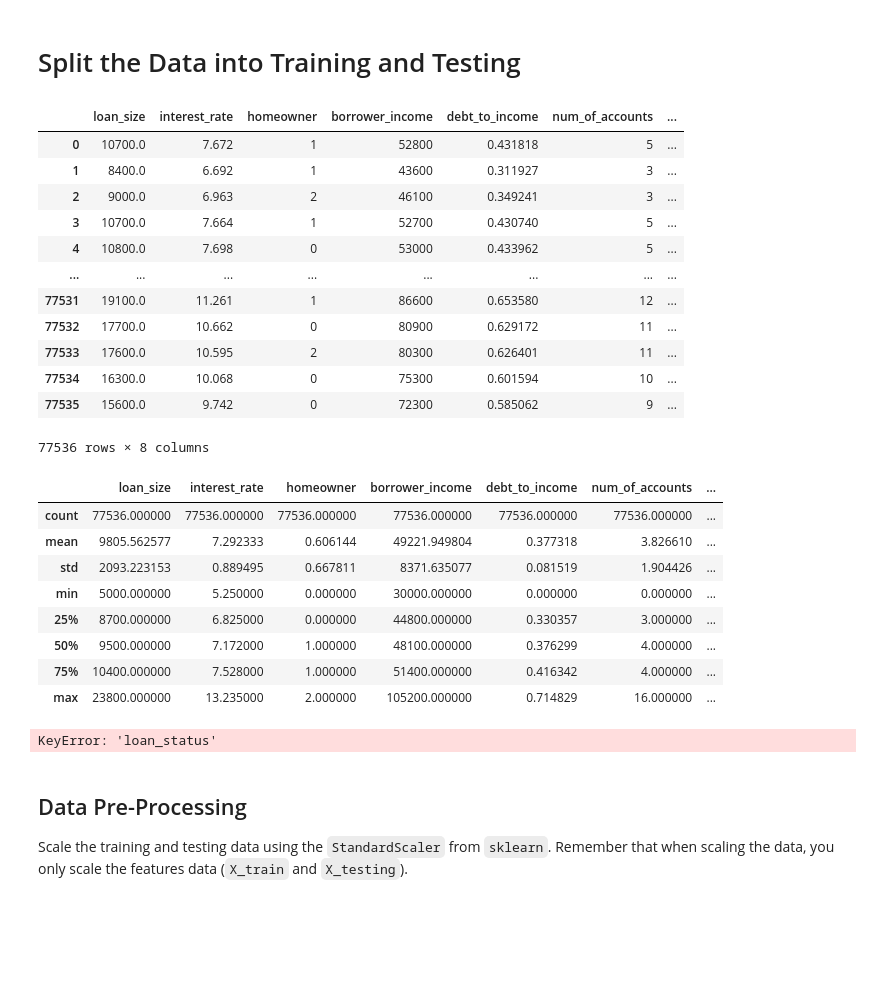
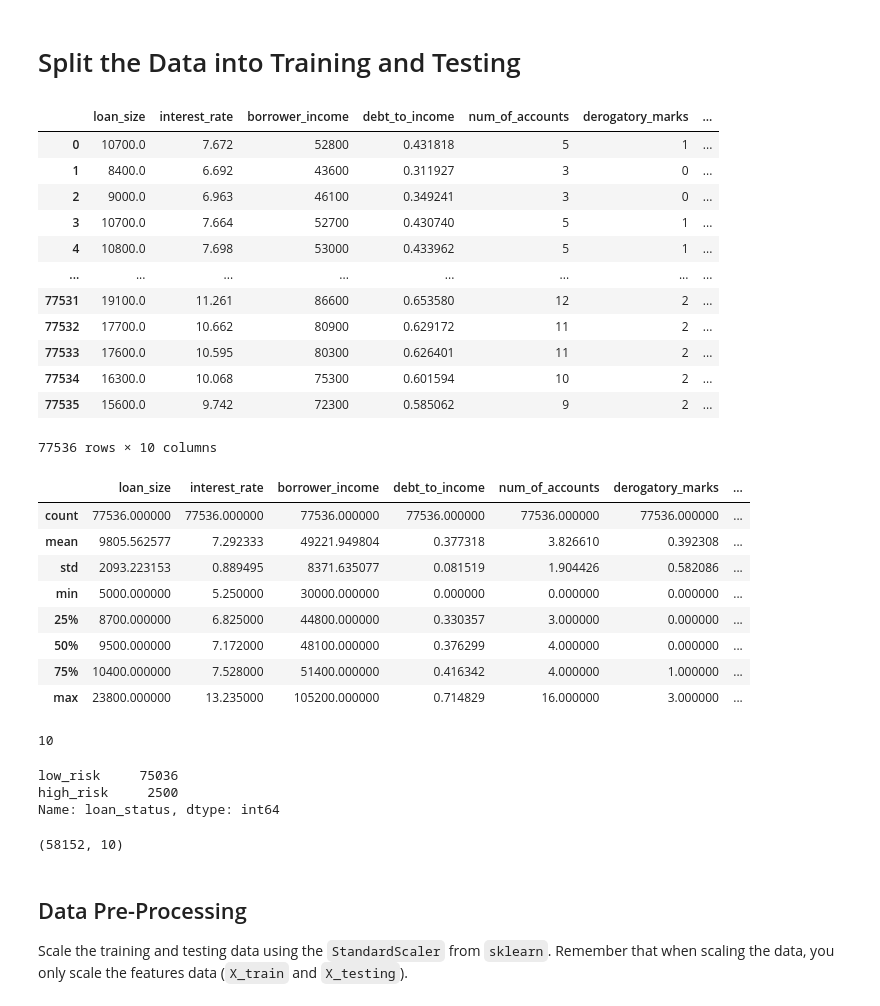
Before and after one commit to globalproweb/Risky-Business, a Jupyter notebook: Starter_Code/credit_risk_resampling.ipynb, the cells around one changed output. Drawn from its saved outputs; the diff is of its cells as text; code cells hidden in the pictures; blank space fills up the shorter version.

```diff
--- a/Starter_Code/credit_risk_resampling.ipynb
+++ b/Starter_Code/credit_risk_resampling.ipynb
@@ -44,37 +46,44 @@ df.head()
 # %%
 # Create our features
 X = df.drop(columns="loan_status")
+X = pd.get_dummies(X)
 # Create our target
 y=df["loan_status"]
 X
 # %% [output]
-|  | loan_size | interest_rate | homeowner | borrower_income | debt_to_income | num_of_accounts | ... |
-| 0 | 10700.0 | 7.672 | 1 | 52800 | 0.431818 | 5 | ... |
-| 1 | 8400.0 | 6.692 | 1 | 43600 | 0.311927 | 3 | ... |
-| 2 | 9000.0 | 6.963 | 2 | 46100 | 0.349241 | 3 | ... |
-| 3 | 10700.0 | 7.664 | 1 | 52700 | 0.430740 | 5 | ... |
-| 4 | 10800.0 | 7.698 | 0 | 53000 | 0.433962 | 5 | ... |
+|  | loan_size | interest_rate | borrower_income | debt_to_income | num_of_accounts | derogatory_marks | ... |
+| 0 | 10700.0 | 7.672 | 52800 | 0.431818 | 5 | 1 | ... |
+| 1 | 8400.0 | 6.692 | 43600 | 0.311927 | 3 | 0 | ... |
+| 2 | 9000.0 | 6.963 | 46100 | 0.349241 | 3 | 0 | ... |
+| 3 | 10700.0 | 7.664 | 52700 | 0.430740 | 5 | 1 | ... |
+| 4 | 10800.0 | 7.698 | 53000 | 0.433962 | 5 | 1 | ... |
 | ... | ... | ... | ... | ... | ... | ... | ... |
-| 77531 | 19100.0 | 11.261 | 1 | 86600 | 0.653580 | 12 | ... |
-| 77532 | 17700.0 | 10.662 | 0 | 80900 | 0.629172 | 11 | ... |
-| 77533 | 17600.0 | 10.595 | 2 | 80300 | 0.626401 | 11 | ... |
-| 77534 | 16300.0 | 10.068 | 0 | 75300 | 0.601594 | 10 | ... |
-| 77535 | 15600.0 | 9.742 | 0 | 72300 | 0.585062 | 9 | ... |
+| 77531 | 19100.0 | 11.261 | 86600 | 0.653580 | 12 | 2 | ... |
+| 77532 | 17700.0 | 10.662 | 80900 | 0.629172 | 11 | 2 | ... |
+| 77533 | 17600.0 | 10.595 | 80300 | 0.626401 | 11 | 2 | ... |
+| 77534 | 16300.0 | 10.068 | 75300 | 0.601594 | 10 | 2 | ... |
+| 77535 | 15600.0 | 9.742 | 72300 | 0.585062 | 9 | 2 | ... |
-77536 rows × 8 columns
+77536 rows × 10 columns
 # %%
 X.describe()
 # %% [output]
-|  | loan_size | interest_rate | homeowner | borrower_income | debt_to_income | num_of_accounts | ... |
+|  | loan_size | interest_rate | borrower_income | debt_to_income | num_of_accounts | derogatory_marks | ... |
 | count | 77536.000000 | 77536.000000 | 77536.000000 | 77536.000000 | 77536.000000 | 77536.000000 | ... |
-| mean | 9805.562577 | 7.292333 | 0.606144 | 49221.949804 | 0.377318 | 3.826610 | ... |
-| std | 2093.223153 | 0.889495 | 0.667811 | 8371.635077 | 0.081519 | 1.904426 | ... |
-| min | 5000.000000 | 5.250000 | 0.000000 | 30000.000000 | 0.000000 | 0.000000 | ... |
-| 25% | 8700.000000 | 6.825000 | 0.000000 | 44800.000000 | 0.330357 | 3.000000 | ... |
-| 50% | 9500.000000 | 7.172000 | 1.000000 | 48100.000000 | 0.376299 | 4.000000 | ... |
-| 75% | 10400.000000 | 7.528000 | 1.000000 | 51400.000000 | 0.416342 | 4.000000 | ... |
-| max | 23800.000000 | 13.235000 | 2.000000 | 105200.000000 | 0.714829 | 16.000000 | ... |
+| mean | 9805.562577 | 7.292333 | 49221.949804 | 0.377318 | 3.826610 | 0.392308 | ... |
+| std | 2093.223153 | 0.889495 | 8371.635077 | 0.081519 | 1.904426 | 0.582086 | ... |
+| min | 5000.000000 | 5.250000 | 30000.000000 | 0.000000 | 0.000000 | 0.000000 | ... |
+| 25% | 8700.000000 | 6.825000 | 44800.000000 | 0.330357 | 3.000000 | 0.000000 | ... |
+| 50% | 9500.000000 | 7.172000 | 48100.000000 | 0.376299 | 4.000000 | 0.000000 | ... |
+| 75% | 10400.000000 | 7.528000 | 51400.000000 | 0.416342 | 4.000000 | 1.000000 | ... |
+| max | 23800.000000 | 13.235000 | 105200.000000 | 0.714829 | 16.000000 | 3.000000 | ... |
+# %%
+len(X.columns)
+# %% [output]
+10
 # %%
 # Check the balance of our target values
-y['loan_status'].value_counts()
+y.value_counts()
 # %% [output]
-KeyError: 'loan_status'
+low_risk     75036
+high_risk     2500
+Name: loan_status, dtype: int64
@@ -84,3 +90,14 @@ KeyError: 'loan_status'
+# %%
+# Create X_train, X_test, y_train, y_test
+from sklearn.model_selection import train_test_split
+
+X_train, X_test, y_train, y_test= train_test_split(X,
+                                                   y,
+                                                   random_state=1,
+                                                   stratify=y)
+X_train.shape
+# %% [output]
+(58152, 10)
 # %% [markdown]
 ## Data Pre-Processing
 
```
Also changed, not shown: parts of 21 cells of this notebook, 1 other file.
